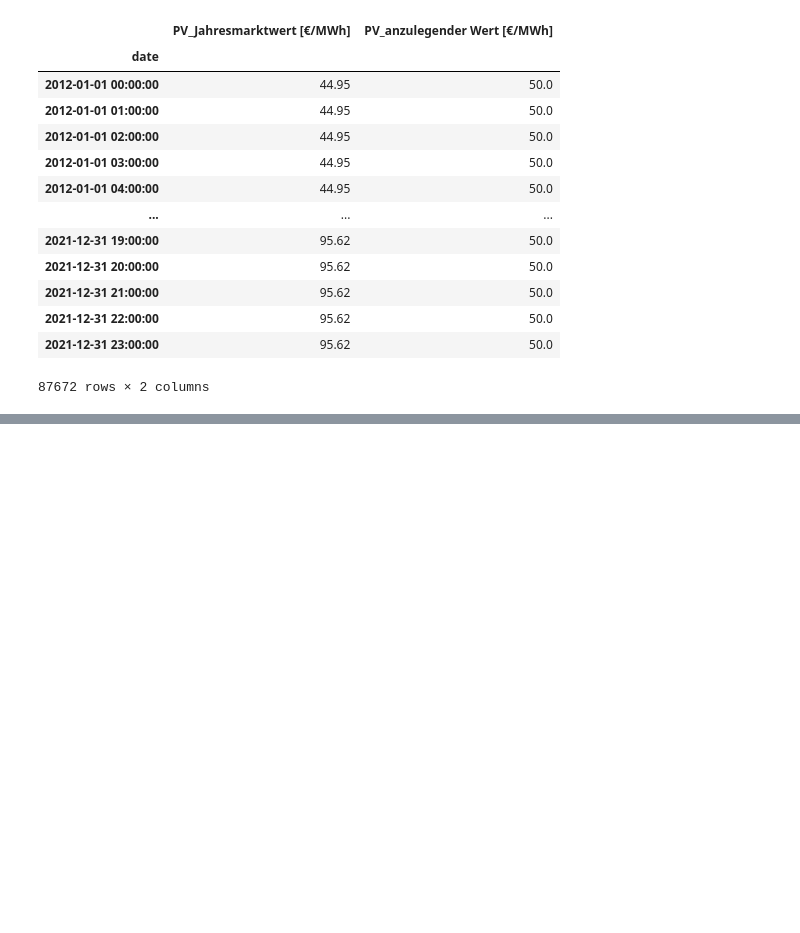
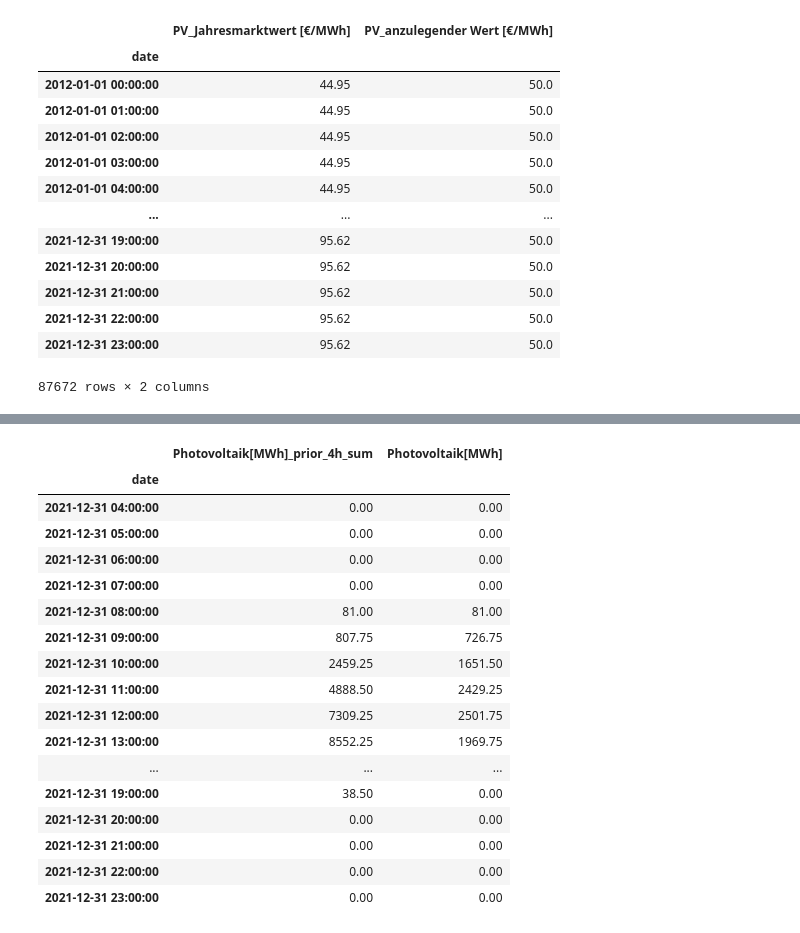
Before and after one commit to clwehner/Windatlas, a Jupyter notebook: notebooks/cfd/cfd_analyse.ipynb, the cells around one changed output, grey strips where cells are left out. Cells and saved outputs as stored; diff of their text form; code cells hidden in the pictures; blank space fills up the shorter version.

```diff
--- a/notebooks/cfd/cfd_analyse.ipynb
+++ b/notebooks/cfd/cfd_analyse.ipynb
@@ -252,0 +272,27 @@ dfz.head(n=10)
+# %%
+# In order to let you experiment, I put both the old and new column side by side
+timeframe = "4h"
+
+test = dfz["Photovoltaik[MWh]"].rolling(window=timeframe, center=False, closed="right").sum()
+test.name = f"Photovoltaik[MWh]_prior_{timeframe}_sum"
+
+pandas.concat([test,dfz["Photovoltaik[MWh]"]], axis=1).tail(n=20)
+# %% [output]
+|  | Photovoltaik[MWh]_prior_4h_sum | Photovoltaik[MWh] |
+| date |  |  |
+| 2021-12-31 04:00:00 | 0.00 | 0.00 |
+| 2021-12-31 05:00:00 | 0.00 | 0.00 |
+| 2021-12-31 06:00:00 | 0.00 | 0.00 |
+| 2021-12-31 07:00:00 | 0.00 | 0.00 |
+| 2021-12-31 08:00:00 | 81.00 | 81.00 |
+| 2021-12-31 09:00:00 | 807.75 | 726.75 |
+| 2021-12-31 10:00:00 | 2459.25 | 1651.50 |
+| 2021-12-31 11:00:00 | 4888.50 | 2429.25 |
+| 2021-12-31 12:00:00 | 7309.25 | 2501.75 |
+| 2021-12-31 13:00:00 | 8552.25 | 1969.75 |
+| ... | ... | ... |
+| 2021-12-31 19:00:00 | 38.50 | 0.00 |
+| 2021-12-31 20:00:00 | 0.00 | 0.00 |
+| 2021-12-31 21:00:00 | 0.00 | 0.00 |
+| 2021-12-31 22:00:00 | 0.00 | 0.00 |
+| 2021-12-31 23:00:00 | 0.00 | 0.00 |
```
Also changed, not shown: parts of 8 cells of this notebook.
